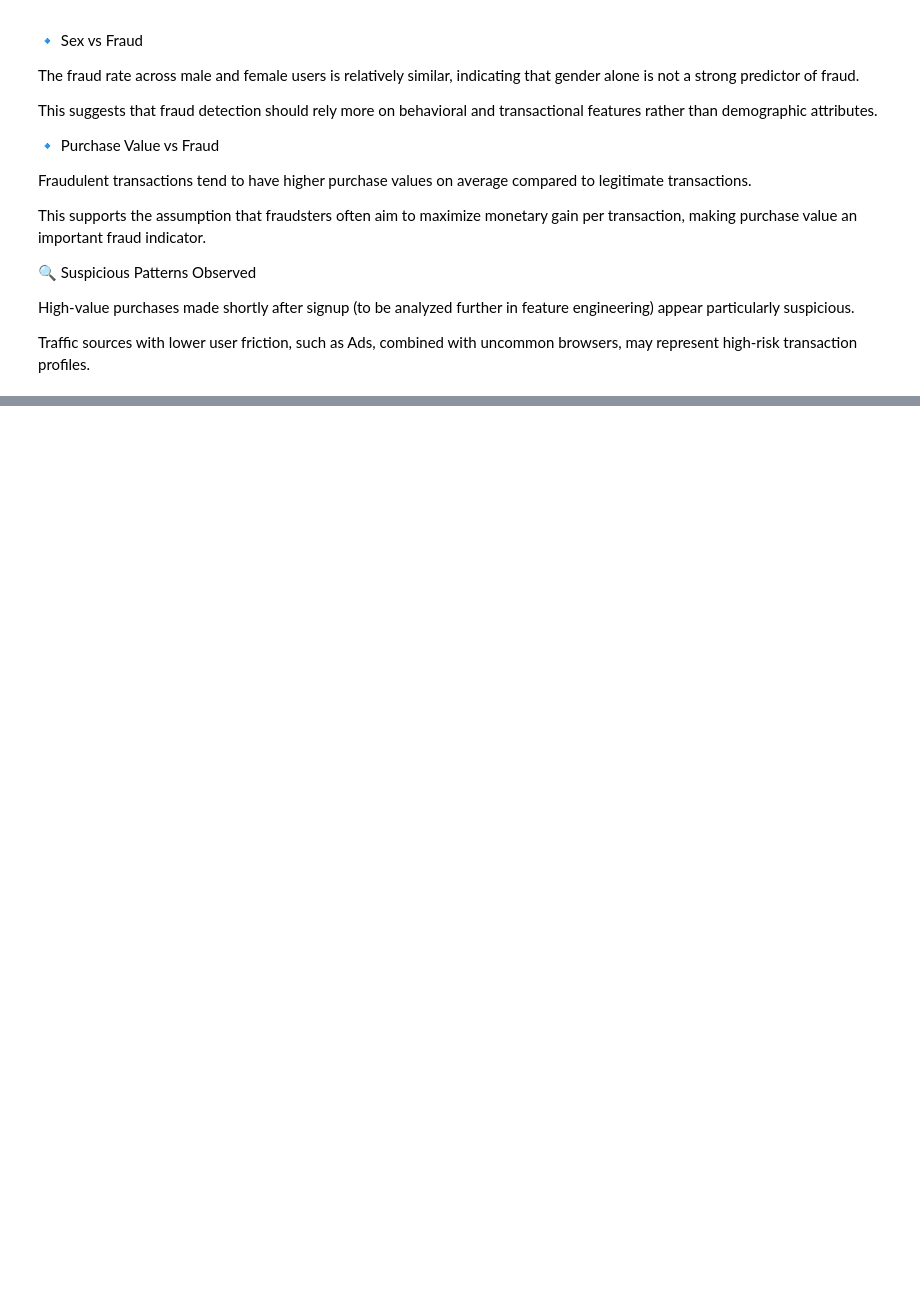
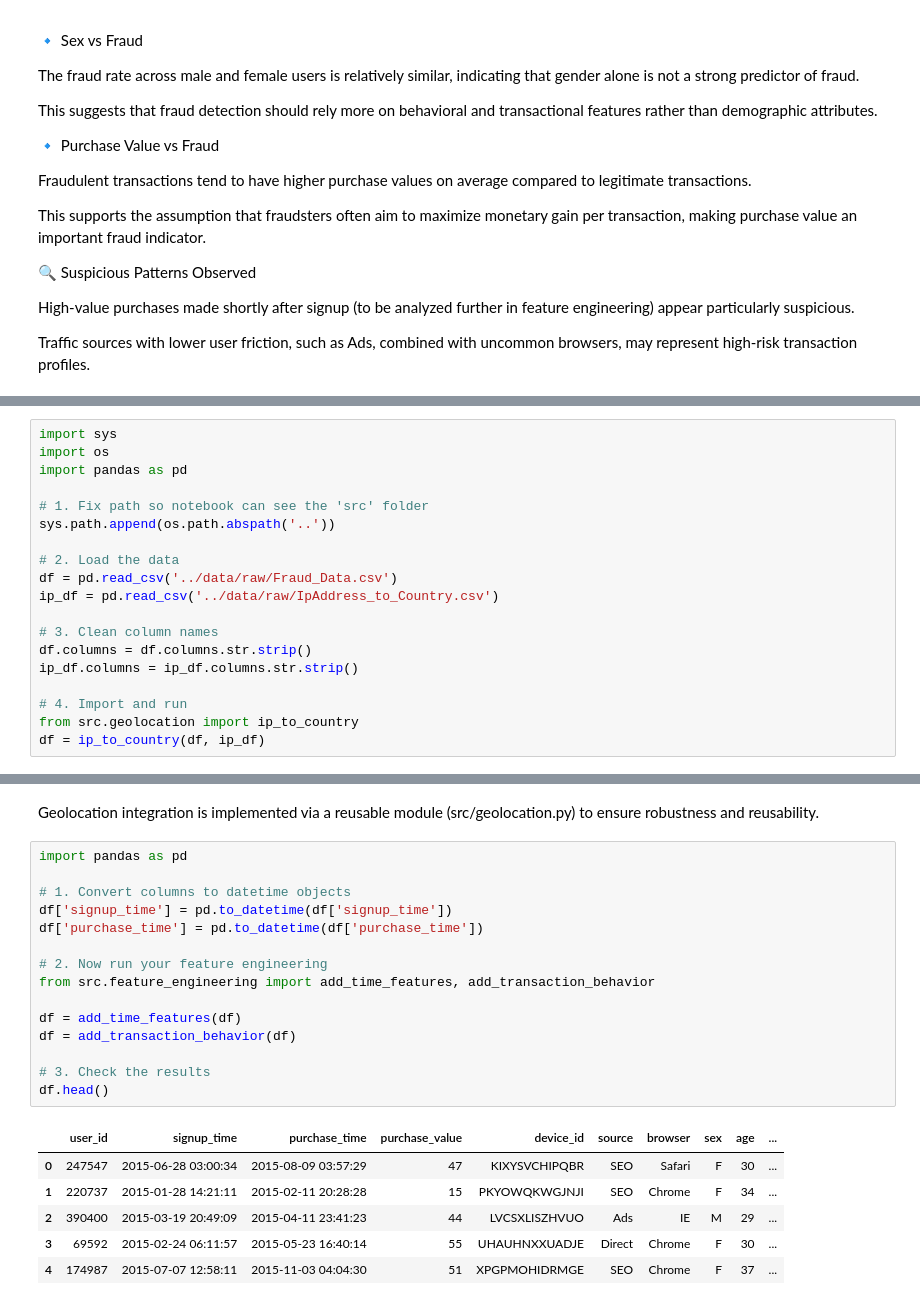
Before and after one commit to BitaniaG/week5, a Jupyter notebook: notebooks/eda-fraud-data.ipynb, the cells around one changed output, grey strips where cells are left out. Drawn from its saved outputs; the diff is of its cells as text; blank space fills up the shorter version.

Commit message:
Refactor preprocessing into reusable modules and add geolocation integration

```diff
--- a/notebooks/eda-fraud-data.ipynb
+++ b/notebooks/eda-fraud-data.ipynb
@@ -283,0 +519,19 @@ Traffic sources with lower user friction, such as Ads, combined with uncommon br
+# %%
+import sys
+import os
+import pandas as pd
+
+# 1. Fix path so notebook can see the 'src' folder
+sys.path.append(os.path.abspath('..'))
+
+# 2. Load the data
+df = pd.read_csv('../data/raw/Fraud_Data.csv')
+ip_df = pd.read_csv('../data/raw/IpAddress_to_Country.csv')
+
+# 3. Clean column names
+df.columns = df.columns.str.strip()
+ip_df.columns = ip_df.columns.str.strip()
+
+# 4. Import and run
+from src.geolocation import ip_to_country
+df = ip_to_country(df, ip_df)
@@ -283,0 +553,24 @@ Traffic sources with lower user friction, such as Ads, combined with uncommon br
+# %% [markdown]
+Geolocation integration is implemented via a reusable module (src/geolocation.py) to ensure robustness and reusability.
+# %%
+import pandas as pd
+
+# 1. Convert columns to datetime objects
+df['signup_time'] = pd.to_datetime(df['signup_time'])
+df['purchase_time'] = pd.to_datetime(df['purchase_time'])
+
+# 2. Now run your feature engineering
+from src.feature_engineering import add_time_features, add_transaction_behavior
+
+df = add_time_features(df)
+df = add_transaction_behavior(df)
+
+# 3. Check the results
+df.head()
+# %% [output]
+|  | user_id | signup_time | purchase_time | purchase_value | device_id | source | browser | sex | age | ... |
+| 0 | 247547 | 2015-06-28 03:00:34 | 2015-08-09 03:57:29 | 47 | KIXYSVCHIPQBR | SEO | Safari | F | 30 | ... |
+| 1 | 220737 | 2015-01-28 14:21:11 | 2015-02-11 20:28:28 | 15 | PKYOWQKWGJNJI | SEO | Chrome | F | 34 | ... |
+| 2 | 390400 | 2015-03-19 20:49:09 | 2015-04-11 23:41:23 | 44 | LVCSXLISZHVUO | Ads | IE | M | 29 | ... |
+| 3 | 69592 | 2015-02-24 06:11:57 | 2015-05-23 16:40:14 | 55 | UHAUHNXXUADJE | Direct | Chrome | F | 30 | ... |
+| 4 | 174987 | 2015-07-07 12:58:11 | 2015-11-03 04:04:30 | 51 | XPGPMOHIDRMGE | SEO | Chrome | F | 37 | ... |
```
Also changed, not shown: parts of 25 cells of this notebook, 5 other files.
